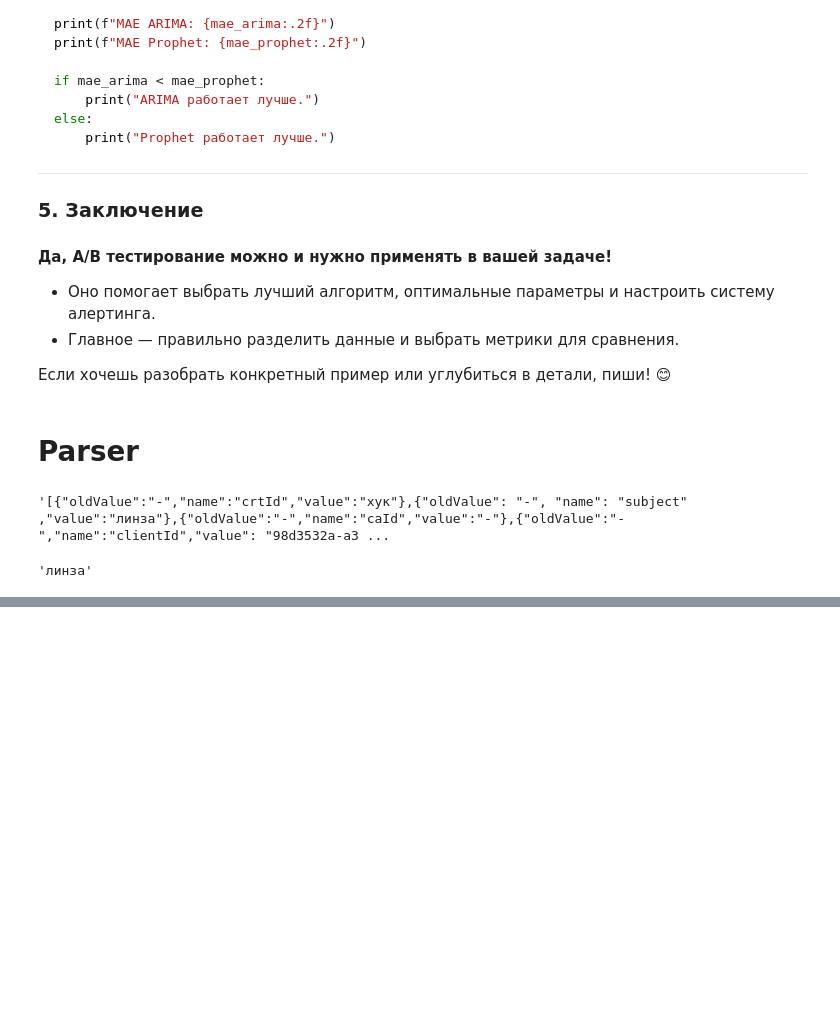
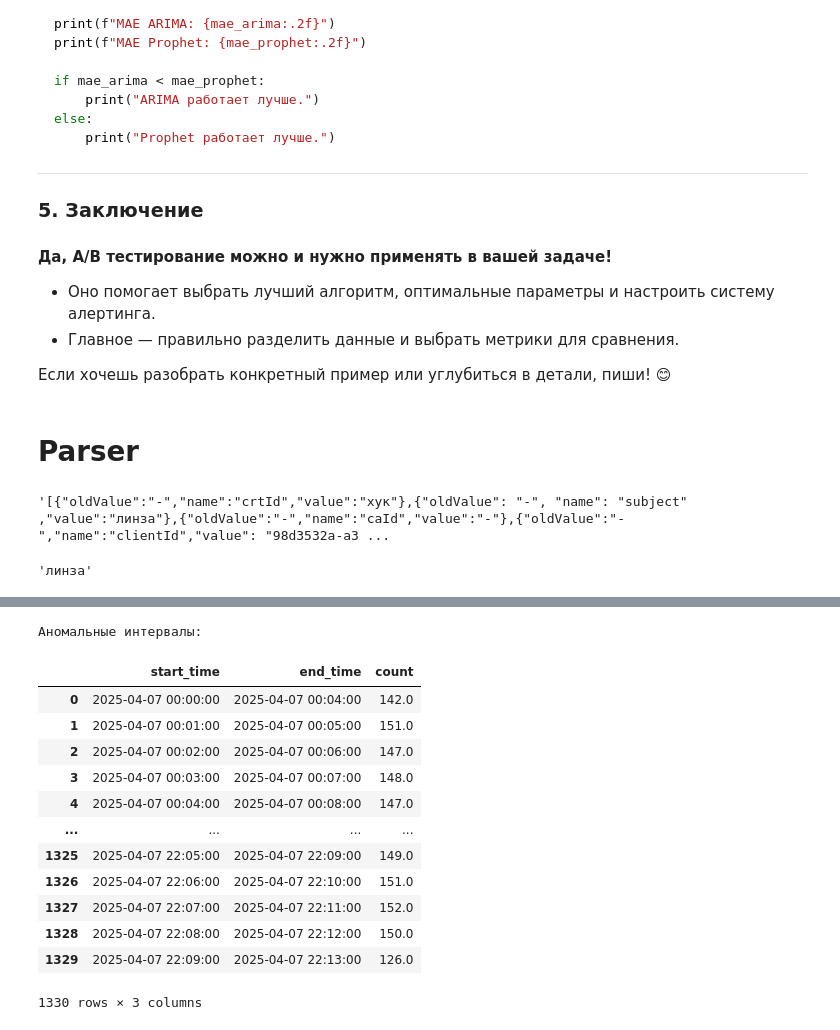
Before and after one commit to Sammik87/Miscellaneous, a Jupyter notebook: Анализ_событий_CA.ipynb, the cells around one changed output, grey strips where cells are left out. Drawn from its saved outputs; the diff is of its cells as text; code cells hidden in the pictures; blank space fills up the shorter version.

```diff
--- a/Анализ_событий_CA.ipynb
+++ b/Анализ_событий_CA.ipynb
@@ -1599,0 +1680,4 @@ extract_value_regex(text, "subject")
+# %%
+# Фильтрация только событий 'b'
+df_b = df[df['event'] == 'b'].copy()
+df_b
@@ -1599,0 +1698,4 @@ extract_value_regex(text, "subject")
+# %%
+# Установка индекса по времени
+df_b.set_index('timestamp', inplace=True)
+df_b
@@ -1599,0 +1717,9 @@ extract_value_regex(text, "subject")
+# %%
+# Параметры анализа
+window_size = '5T'  # Размер окна: 5 минут
+threshold_count = 50  # Минимальное количество событий в окне для определения аномалии
+step_size = '1T'  # Шаг скользящего окна: 1 минута
+
+# Скользящее окно: подсчет количества событий в каждом окне
+rolling_counts = df_b.resample(step_size).size().rolling(window = 5).sum()
+rolling_counts
@@ -1599,0 +1740,4 @@ extract_value_regex(text, "subject")
+# %%
+# Выявление аномальных интервалов
+anomalies = rolling_counts[rolling_counts >= threshold_count]
+anomalies
@@ -1599,0 +1758,22 @@ extract_value_regex(text, "subject")
+# %%
+# Вывод результатов
+print("Аномальные интервалы:")
+anomalies_df = anomalies.reset_index()
+anomalies_df.columns = ['end_time', 'count']
+anomalies_df['start_time'] = anomalies_df['end_time'] - pd.Timedelta(minutes=4)
+anomalies_df[['start_time', 'end_time', 'count']]
+# %% [output]
+Аномальные интервалы:
+|  | start_time | end_time | count |
+| 0 | 2025-04-07 00:00:00 | 2025-04-07 00:04:00 | 142.0 |
+| 1 | 2025-04-07 00:01:00 | 2025-04-07 00:05:00 | 151.0 |
+| 2 | 2025-04-07 00:02:00 | 2025-04-07 00:06:00 | 147.0 |
+| 3 | 2025-04-07 00:03:00 | 2025-04-07 00:07:00 | 148.0 |
+| 4 | 2025-04-07 00:04:00 | 2025-04-07 00:08:00 | 147.0 |
+| ... | ... | ... | ... |
+| 1325 | 2025-04-07 22:05:00 | 2025-04-07 22:09:00 | 149.0 |
+| 1326 | 2025-04-07 22:06:00 | 2025-04-07 22:10:00 | 151.0 |
+| 1327 | 2025-04-07 22:07:00 | 2025-04-07 22:11:00 | 152.0 |
+| 1328 | 2025-04-07 22:08:00 | 2025-04-07 22:12:00 | 150.0 |
+| 1329 | 2025-04-07 22:09:00 | 2025-04-07 22:13:00 | 126.0 |
+1330 rows × 3 columns
```
Also changed, not shown: parts of 6 cells of this notebook.
